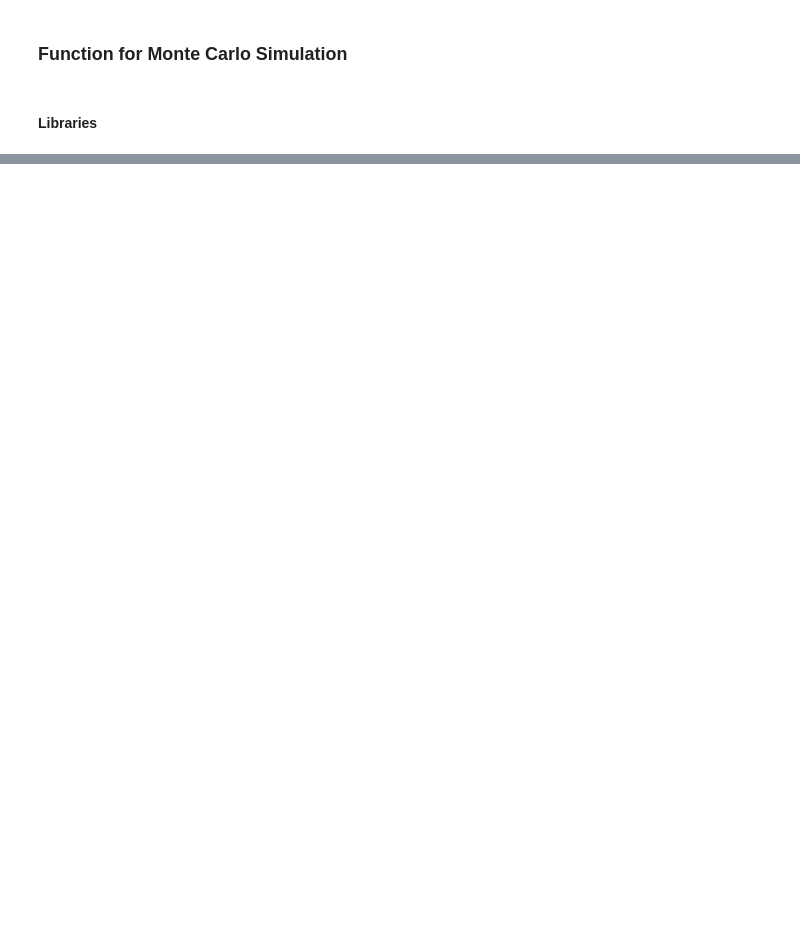
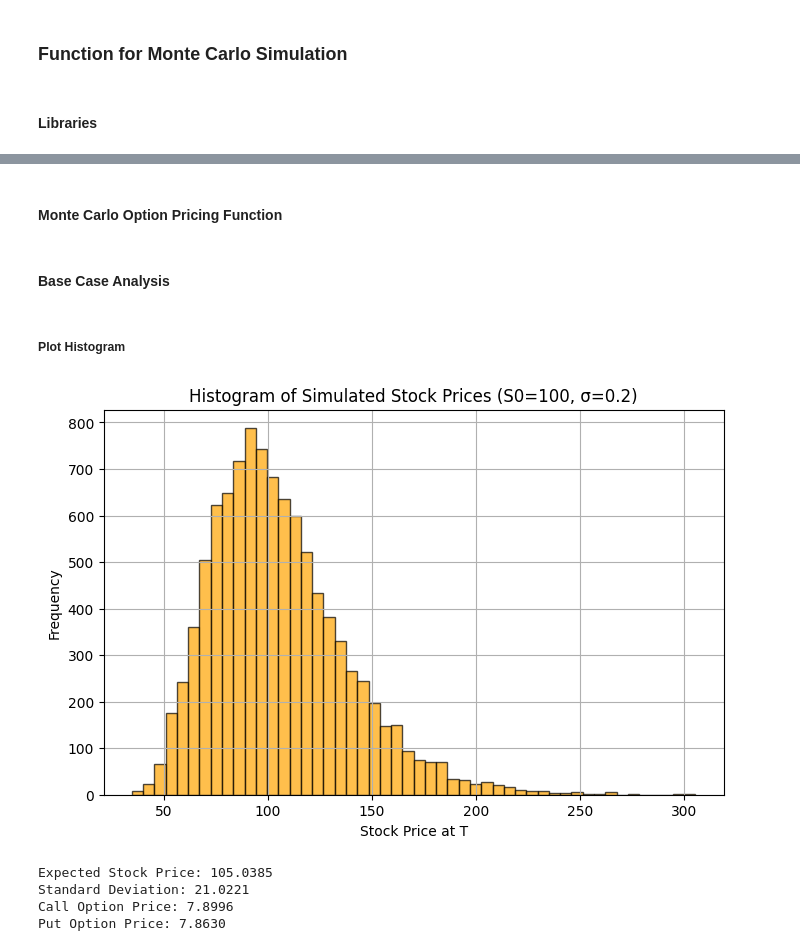
Before and after one commit to aykahsay/MTH3010-Individual-Assignment, a Jupyter notebook: Monte Carlo Simulation.ipynb, the cells around one changed output, grey strips where cells are left out. Saved outputs shown, nothing was run; the diff lists cells and outputs as text; code cells hidden in the pictures; blank space fills up the shorter version.

```diff
--- a/Monte Carlo Simulation.ipynb
+++ b/Monte Carlo Simulation.ipynb
@@ -37,0 +8,2 @@ def option_pricing(ST, K, r, T):
+# %% [markdown]
+#### **Monte Carlo Option Pricing Function**
@@ -37,0 +45,2 @@ def option_pricing(ST, K, r, T):
+# %% [markdown]
+#### **Base Case Analysis**
@@ -37,0 +58,24 @@ def option_pricing(ST, K, r, T):
+# %% [markdown]
+##### **Plot Histogram**
+# %%
+# Plot histogram of simulated stock prices
+plt.figure(figsize=(8,5))
+plt.hist(ST, bins=50, alpha=0.7, color='orange', edgecolor='black')
+plt.title(f"Histogram of Simulated Stock Prices (S0={S0}, σ={sigma})")
+plt.xlabel("Stock Price at T")
+plt.ylabel("Frequency")
+plt.grid(True)
+plt.show()
+# %% [output]
+[figure, added]
+# %%
+# Display Results
+print(f"Expected Stock Price: {expected_price:.4f}")
+print(f"Standard Deviation: {std_price:.4f}")
+print(f"Call Option Price: {call_price:.4f}")
+print(f"Put Option Price: {put_price:.4f}")
+# %% [output]
+Expected Stock Price: 105.0385
+Standard Deviation: 21.0221
+Call Option Price: 7.8996
+Put Option Price: 7.8630
```
Also changed, not shown: parts of 13 cells of this notebook, 2 other files.
